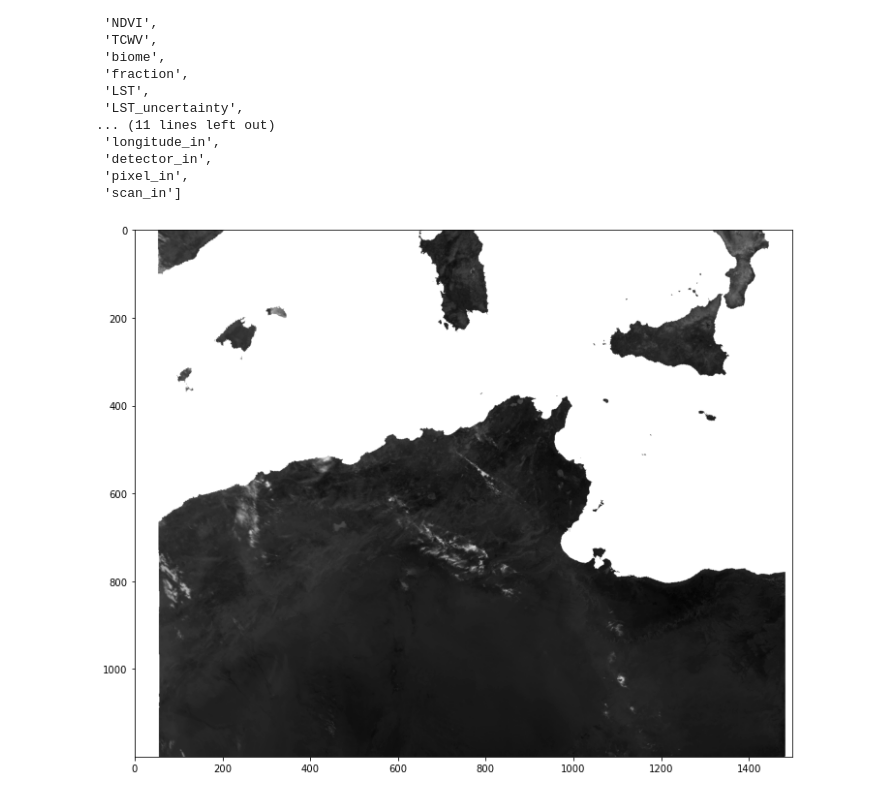
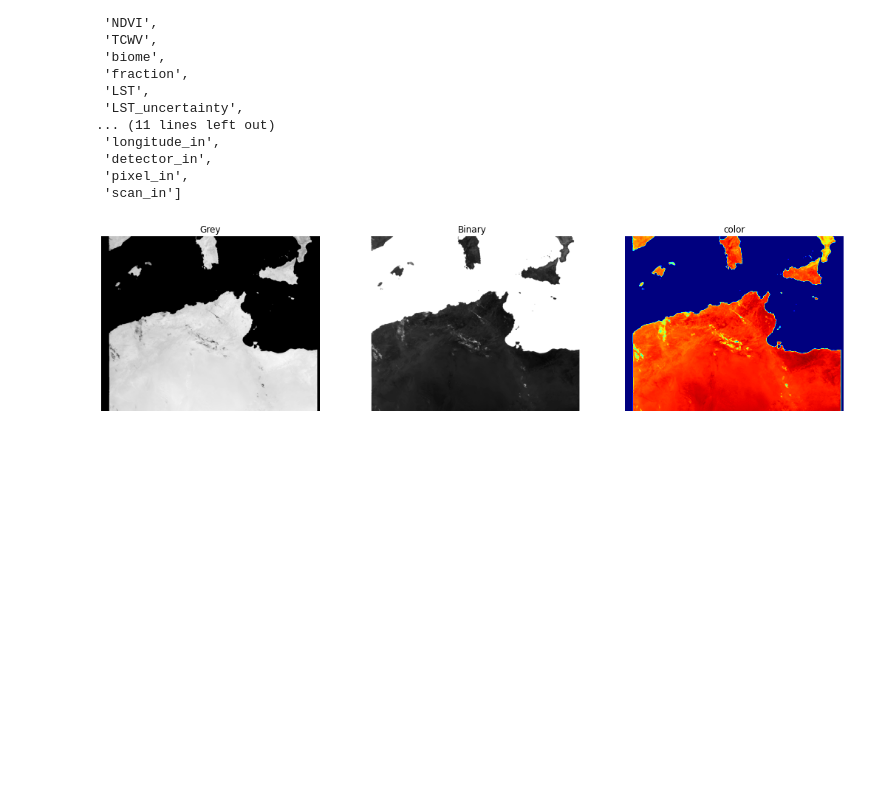
Before and after one commit to MassimoDarmaninC10229/MassThesis, a Jupyter notebook: src/Testing Sentinel 3.ipynb, the cells around one changed output. Saved outputs shown, nothing was run; the diff lists cells and outputs as text; code cells hidden in the pictures; blank space fills up the shorter version.

```diff
--- a/src/Testing Sentinel 3.ipynb
+++ b/src/Testing Sentinel 3.ipynb
@@ -473,28 +473,36 @@ h = product.getSceneRasterHeight() # Get Band Height
 # %%
 import matplotlib.pyplot as plt
 import matplotlib.cm as cm
 import cartopy.crs as ccrs
-from rasterio.plot import show
-from rasterio.enums import Resampling
-import rasterio
 
 # Create an empty array
 band_data = np.zeros(w * h, np.float32)
 # Populate array with pixel value
 band.readPixels(0, 0, w, h, band_data)
 # Reshape
 band_data.shape = h, w
 # Plot the band
 plt.figure(figsize=(18,10))
 
 ##B/W
-plt.imshow(band_data, cmap = plt.cm.binary)
+#plt.imshow(band_data, cmap = plt.cm.binary)
 
 ##Heatmap colours
-#color = cm.jet
-#color.set_bad('white')
+color = cm.jet
+color.set_bad('white')
 #plt.imshow(band_data, cmap = color)
 
+#plt.show()
+
+plt.subplot(131)
+plt.imshow(band_data, cmap='gray'), plt.title('Grey')
+plt.axis('off')
+plt.subplot(132)
+plt.imshow(band_data, cmap = plt.cm.binary), plt.title('Binary')
+plt.axis('off')
+plt.subplot(133)
+plt.imshow(band_data, cmap = color), plt.title('color')
+plt.axis('off')
 plt.show()
 # %% [output]
-[figure, old version]
+[figure, new version]
```
Also changed, not shown: parts of 1 cell of this notebook, 6 other files.
